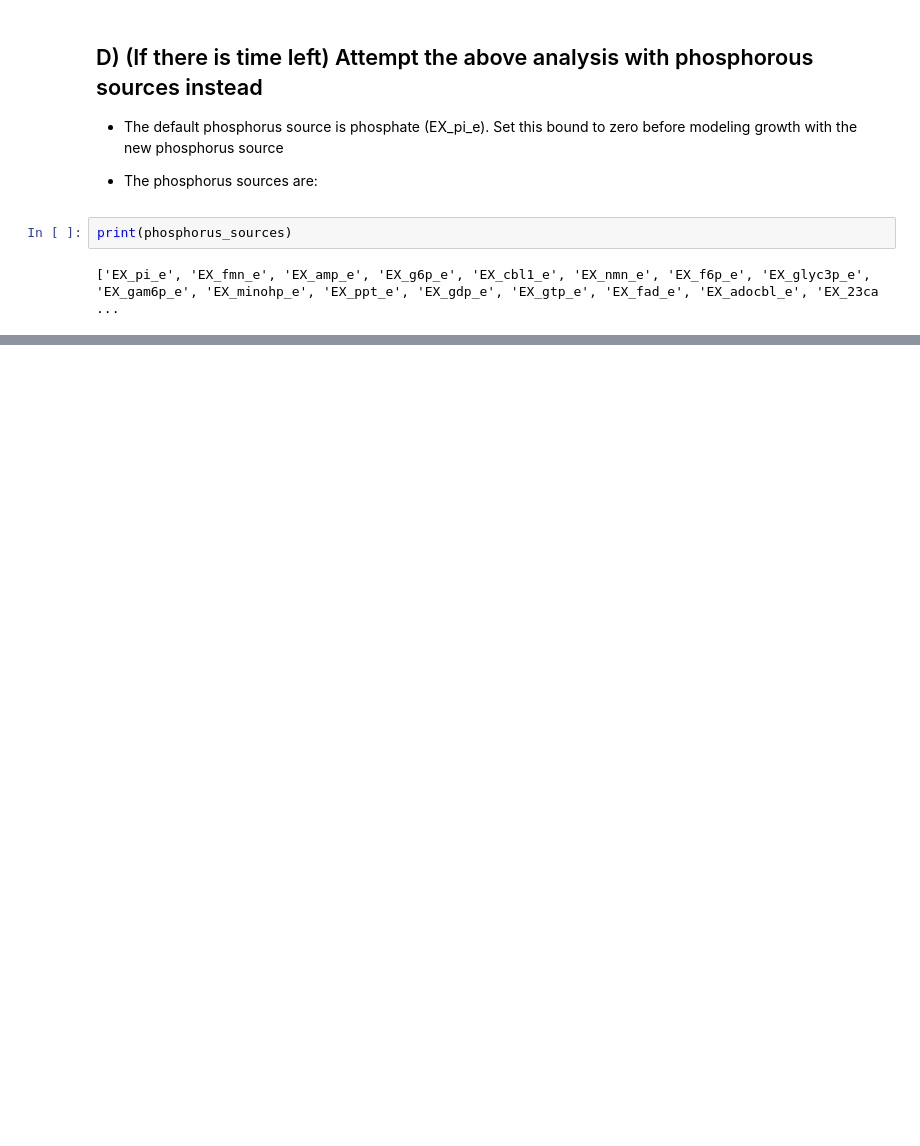
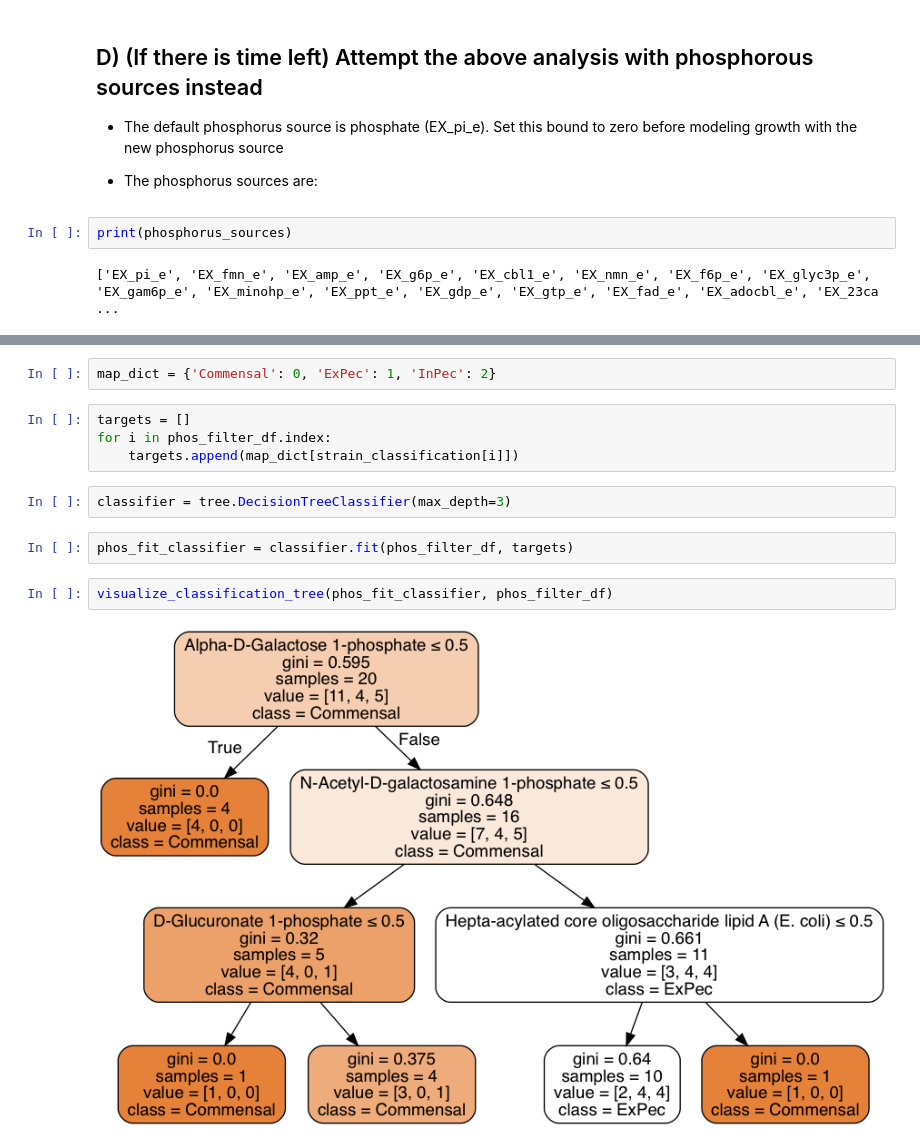
Before and after one commit to coltonlloyd/qbio, a Jupyter notebook: completed_excercises/Exercise 4 - Multi-strain modeling.ipynb, the cells around one changed output, grey strips where cells are left out. Saved outputs shown, nothing was run; the diff lists cells and outputs as text; blank space fills up the shorter version.

```diff
--- a/completed_excercises/Exercise 4 - Multi-strain modeling.ipynb
+++ b/completed_excercises/Exercise 4 - Multi-strain modeling.ipynb
@@ -312,0 +368,14 @@ print(phosphorus_sources)
+# %%
+map_dict = {'Commensal': 0, 'ExPec': 1, 'InPec': 2}
+# %%
+targets = []
+for i in phos_filter_df.index:
+    targets.append(map_dict[strain_classification[i]])
+# %%
+classifier = tree.DecisionTreeClassifier(max_depth=3)
+# %%
+phos_fit_classifier = classifier.fit(phos_filter_df, targets)
+# %%
+visualize_classification_tree(phos_fit_classifier, phos_filter_df)
+# %% [output]
+[figure, added]
```
Also changed, not shown: parts of 10 cells of this notebook, 30 other files.
